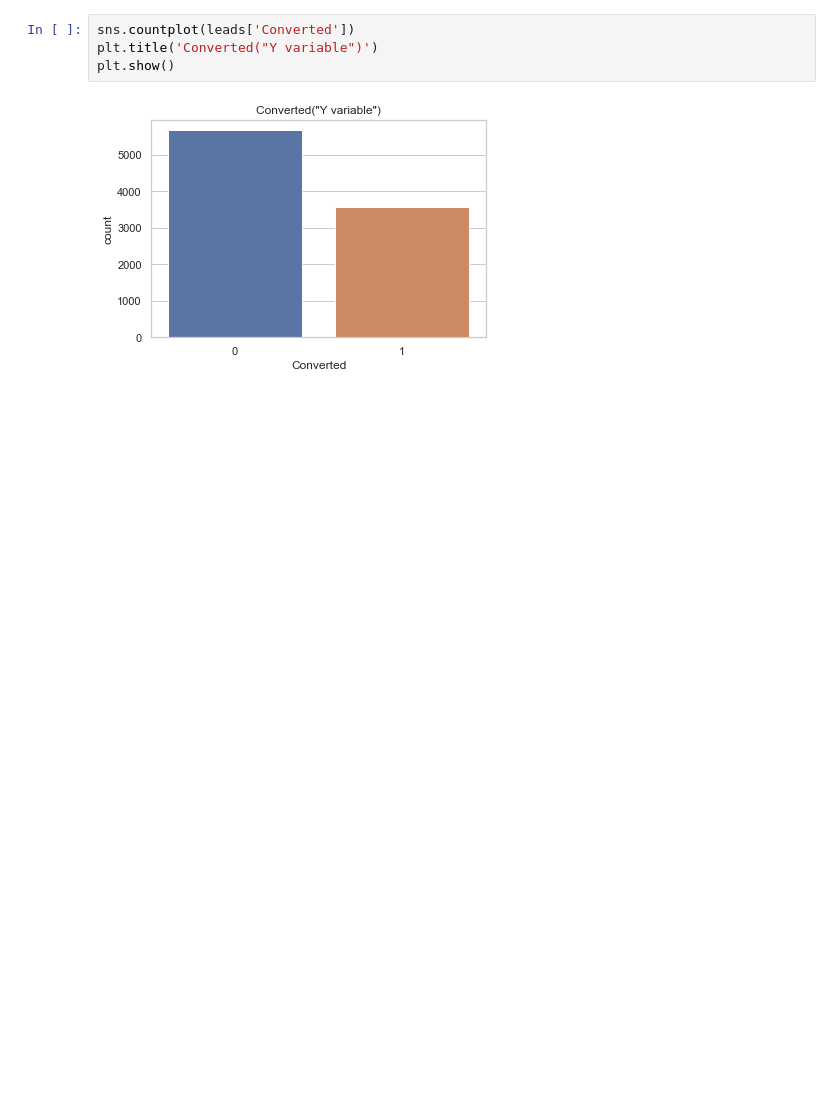
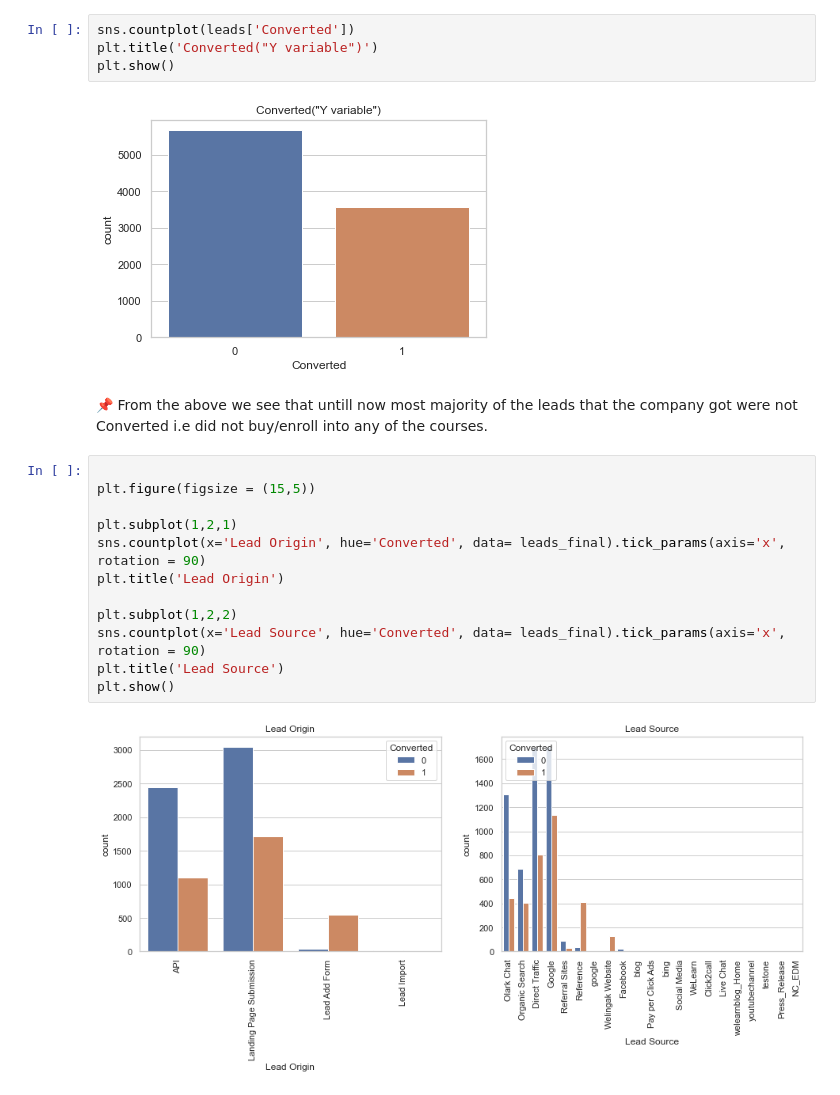
Before and after one commit to SatyugRaj/Lead_Scoring_Case_Study, a Jupyter notebook: LEAD_SCORING_CASE_STUDY.ipynb, the cells around one changed output. Saved outputs shown, nothing was run; the diff lists cells and outputs as text; blank space fills up the shorter version.

```diff
--- a/LEAD_SCORING_CASE_STUDY.ipynb
+++ b/LEAD_SCORING_CASE_STUDY.ipynb
@@ -598,3 +598,19 @@ plt.title('Converted("Y variable")')
 plt.show()
 # %% [output]
 [figure]
+# %% [markdown]
+📌 From the above we see that untill now most majority of the leads that the company got were not Converted i.e did not buy/enroll into any of the courses.
+# %%
+
+plt.figure(figsize = (15,5))
+
+plt.subplot(1,2,1)
+sns.countplot(x='Lead Origin', hue='Converted', data= leads_final).tick_params(axis='x', rotation = 90)
+plt.title('Lead Origin')
+
+plt.subplot(1,2,2)
+sns.countplot(x='Lead Source', hue='Converted', data= leads_final).tick_params(axis='x', rotation = 90)
+plt.title('Lead Source')
+plt.show()
+# %% [output]
+[figure, added]
```
Also changed, not shown: parts of 42 cells of this notebook.
